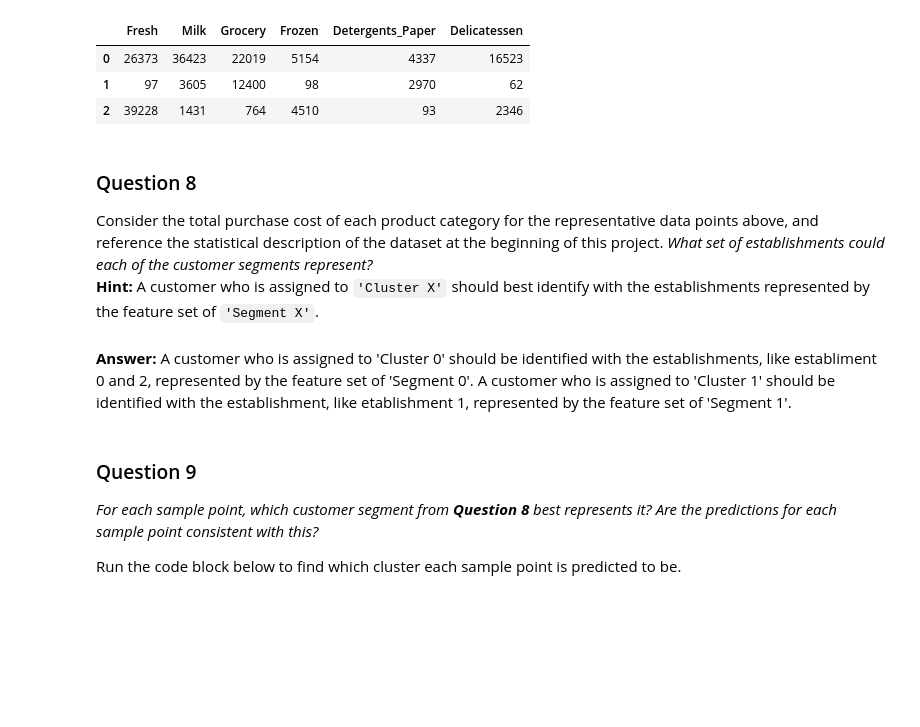
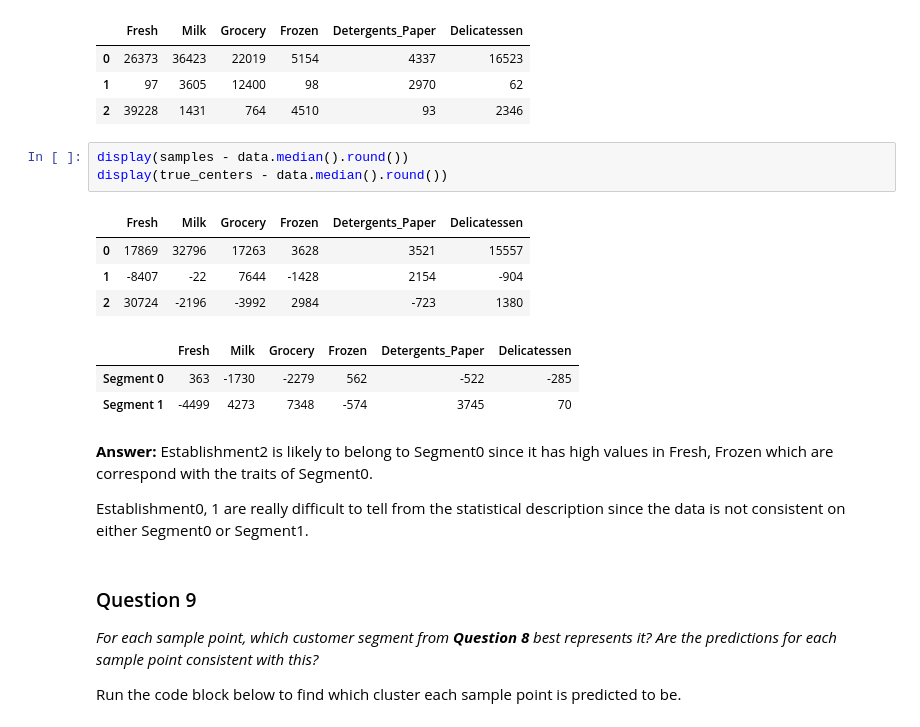
Before and after one commit to cirpue49/ml_project3, a Jupyter notebook: customer_segments.ipynb, the cells around one changed output. Drawn from its saved outputs; the diff is of its cells as text; blank space fills up the shorter version.

```diff
--- a/customer_segments.ipynb
+++ b/customer_segments.ipynb
@@ -460,12 +474,21 @@ display(samples)
 | 0 | 26373 | 36423 | 22019 | 5154 | 4337 | 16523 |
 | 1 | 97 | 3605 | 12400 | 98 | 2970 | 62 |
 | 2 | 39228 | 1431 | 764 | 4510 | 93 | 2346 |
-# %% [markdown]
-### Question 8
-Consider the total purchase cost of each product category for the representative data points above, and reference the statistical description of the dataset at the beginning of this project. *What set of establishments could each of the customer segments represent?*
-**Hint:** A customer who is assigned to `'Cluster X'` should best identify with the establishments represented by the feature set of `'Segment X'`.
-# %% [markdown]
-**Answer:** A customer who is assigned to 'Cluster 0' should be identified with the establishments, like establiment 0 and 2, represented by the feature set of 'Segment 0'. A customer who is assigned to 'Cluster 1' should be identified with the establishment, like etablishment 1, represented by the feature set of 'Segment 1'.
+# %%
+display(samples - data.median().round())
+display(true_centers - data.median().round())
+# %% [output]
+|  | Fresh | Milk | Grocery | Frozen | Detergents_Paper | Delicatessen |
+| 0 | 17869 | 32796 | 17263 | 3628 | 3521 | 15557 |
+| 1 | -8407 | -22 | 7644 | -1428 | 2154 | -904 |
+| 2 | 30724 | -2196 | -3992 | 2984 | -723 | 1380 |
+|  | Fresh | Milk | Grocery | Frozen | Detergents_Paper | Delicatessen |
+| Segment 0 | 363 | -1730 | -2279 | 562 | -522 | -285 |
+| Segment 1 | -4499 | 4273 | 7348 | -574 | 3745 | 70 |
+# %% [markdown]
+**Answer:** Establishment2 is likely to belong to Segment0 since it has high values in Fresh, Frozen which are correspond with the traits of Segment0.
+
+Establishment0, 1 are really difficult to tell from the statistical description since the data is not consistent on either Segment0 or Segment1.
 # %% [markdown]
 ### Question 9
 *For each sample point, which customer segment from* ***Question 8*** *best represents it? Are the predictions for each sample point consistent with this?*
```
Also changed, not shown: parts of 8 cells of this notebook, 1 other file.
